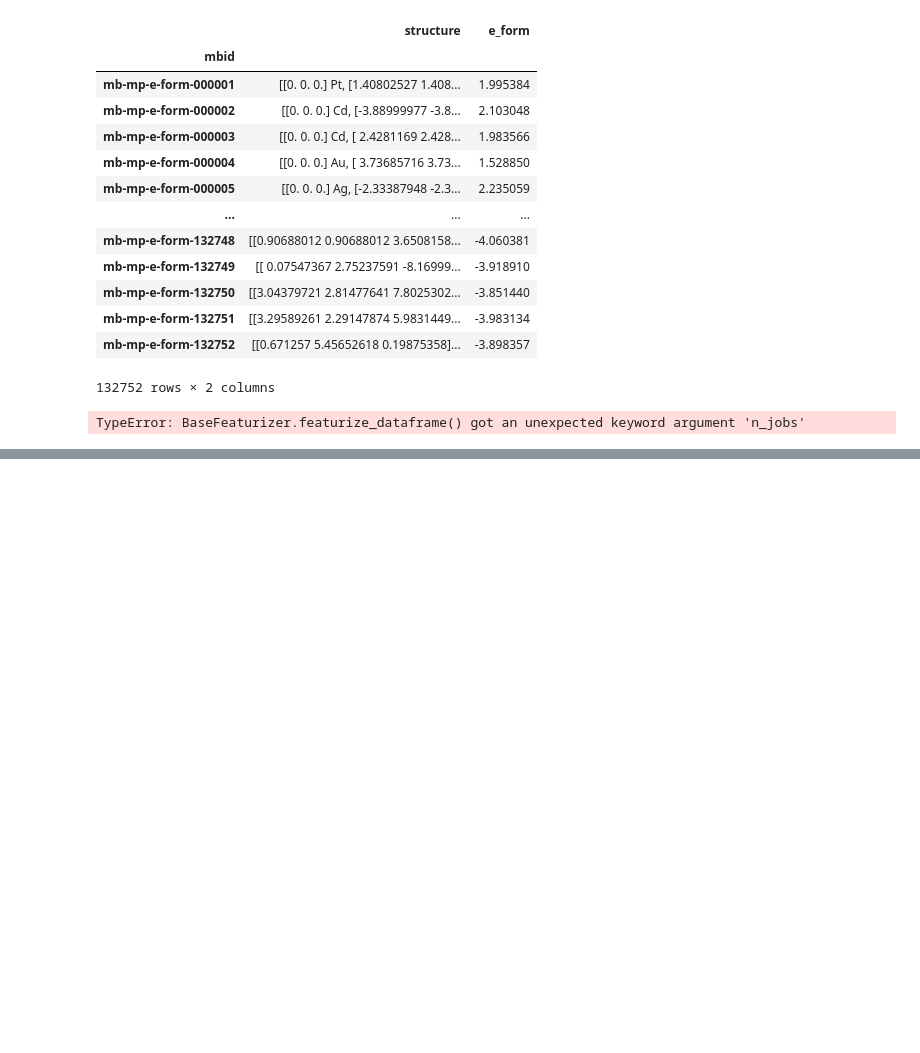
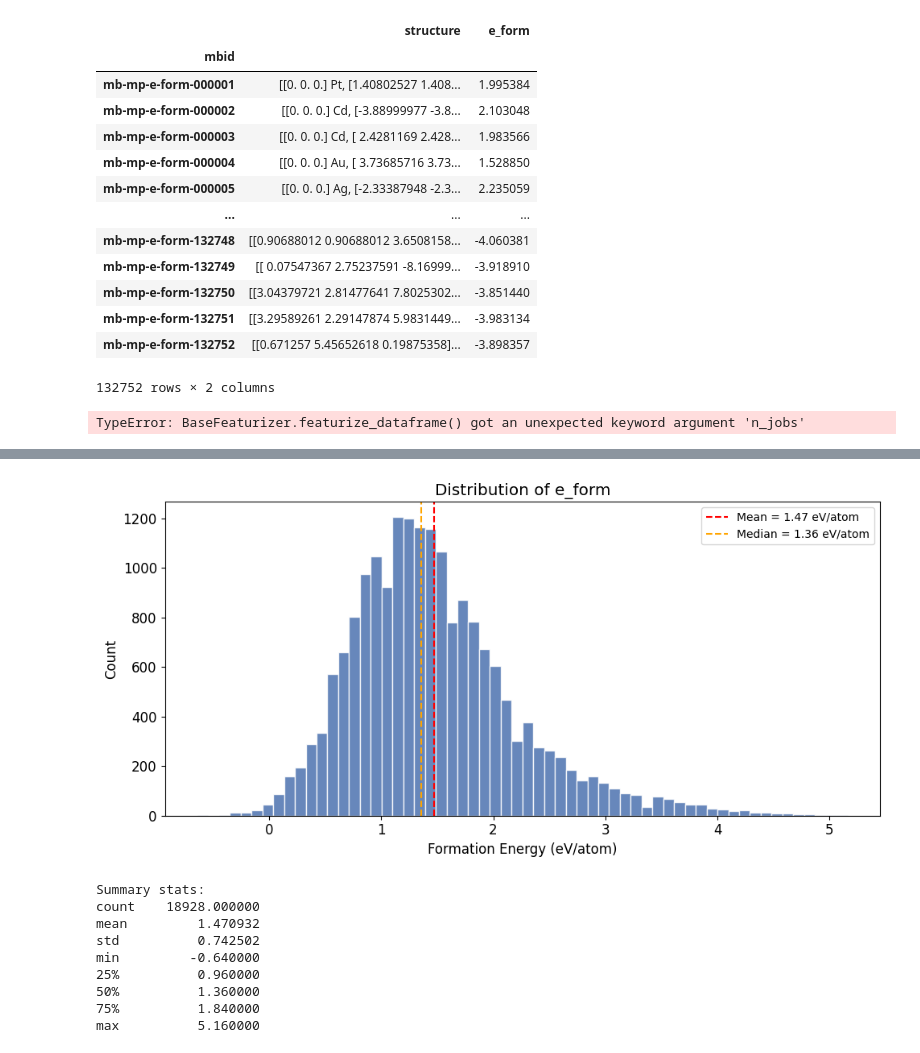
Before and after one commit to akmorihg/tmatbench_perovskites, a Jupyter notebook: ML_baselines_exploration.ipynb, the cells around one changed output, grey strips where cells are left out. Drawn from its saved outputs; the diff is of its cells as text; code cells hidden in the pictures; blank space fills up the shorter version.

```diff
--- a/ML_baselines_exploration.ipynb
+++ b/ML_baselines_exploration.ipynb
@@ -1134,0 +1133,34 @@ TypeError: BaseFeaturizer.featurize_dataframe() got an unexpected keyword argume
+# %%
+import matplotlib.pyplot as plt
+import matplotlib
+matplotlib.rcParams.update({"font.size": 12})
+
+fig, ax = plt.subplots(figsize=(10, 5))
+
+# --- Histogram ---
+ax.hist(df_raw["e_form"], bins=60, color="#4C72B0", edgecolor="white", alpha=0.85)
+ax.axvline(df_raw["e_form"].mean(), color="red", ls="--", lw=1.5,
+           label=f'Mean = {df_raw["e_form"].mean():.2f} eV/atom')
+ax.axvline(df_raw["e_form"].median(), color="orange", ls="--", lw=1.5,
+           label=f'Median = {df_raw["e_form"].median():.2f} eV/atom')
+ax.set_xlabel("Formation Energy (eV/atom)")
+ax.set_ylabel("Count")
+ax.set_title("Distribution of e_form")
+ax.legend(fontsize=10)
+
+plt.tight_layout()
+plt.savefig("e_form_distribution.png", dpi=150, bbox_inches="tight")
+plt.show()
+
+print(f"\nSummary stats:\n{df_raw['e_form'].describe().to_string()}")
+# %% [output]
+[figure, added]
+Summary stats:
+count    18928.000000
+mean         1.470932
+std          0.742502
+min         -0.640000
+25%          0.960000
+50%          1.360000
+75%          1.840000
+max          5.160000
```
Also changed, not shown: parts of 23 cells of this notebook.
